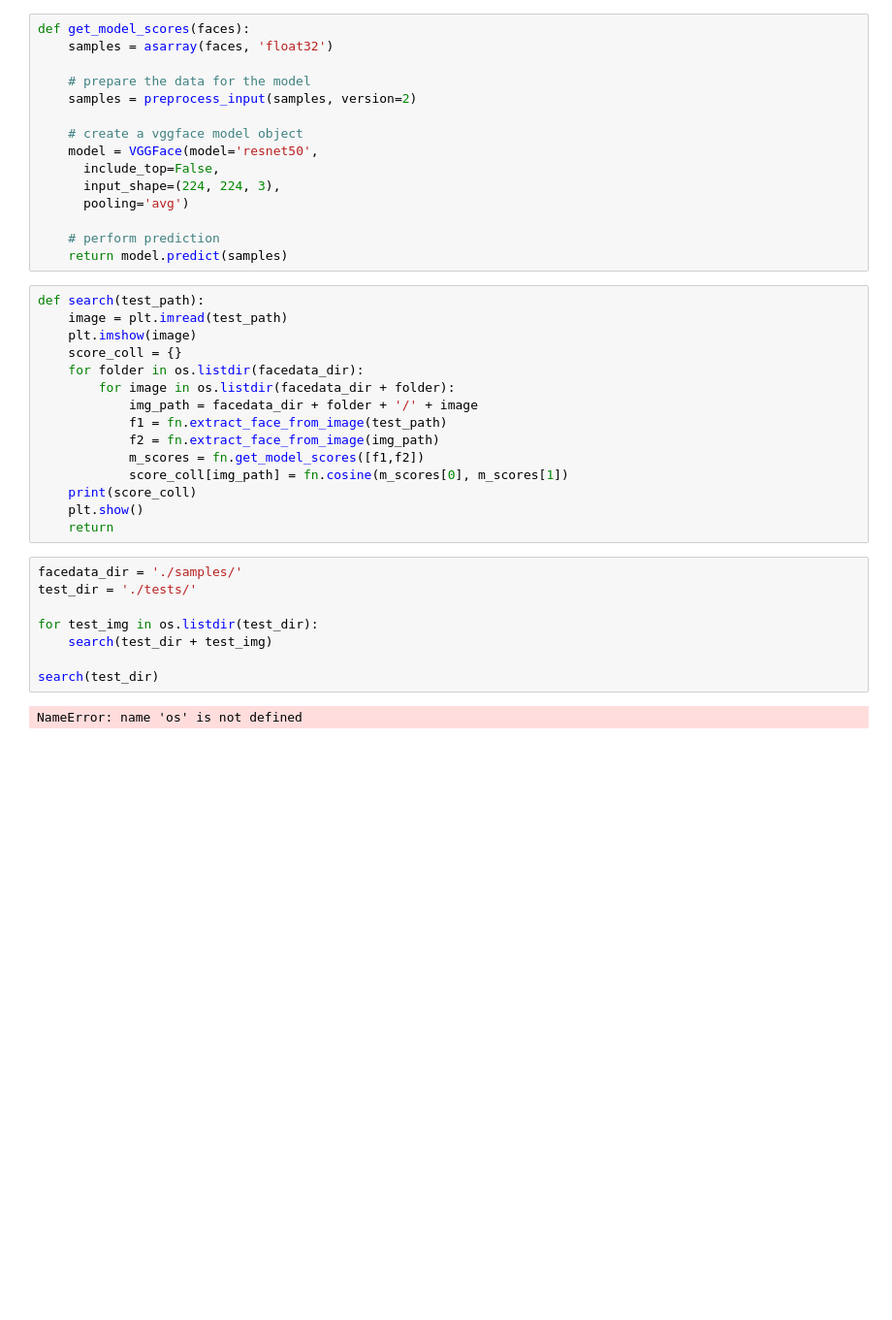
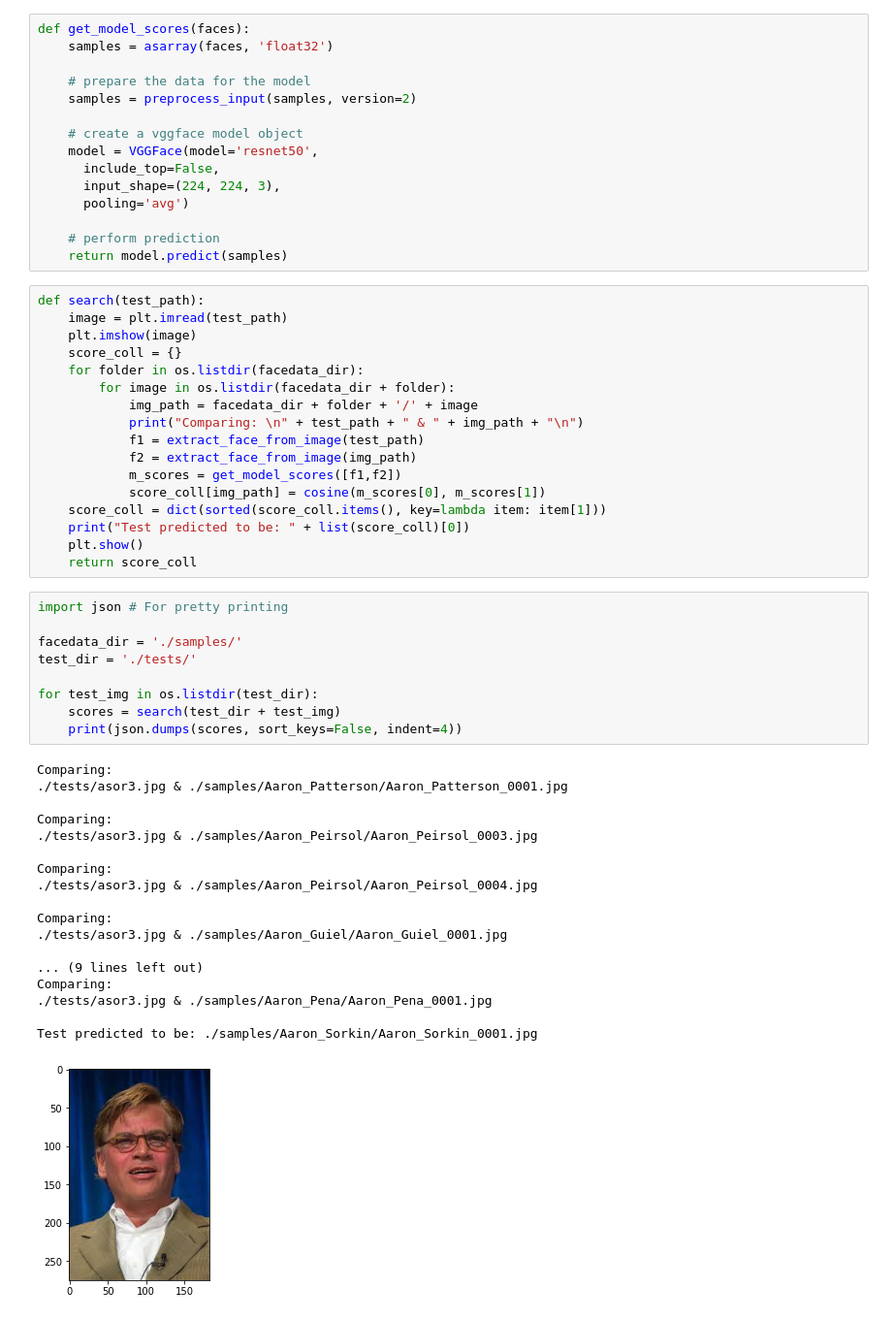
Before and after one commit to jjmakes/Reverse-Image-Search, a Jupyter notebook: facenet_demo.ipynb, the cells around one changed output. Shown at 97% size. Saved outputs shown, nothing was run; the diff lists cells and outputs as text; blank space fills up the shorter version.

```diff
--- a/facenet_demo.ipynb
+++ b/facenet_demo.ipynb
@@ -49,20 +55,40 @@ def search(test_path):
     for folder in os.listdir(facedata_dir):
         for image in os.listdir(facedata_dir + folder):
             img_path = facedata_dir + folder + '/' + image
-            f1 = fn.extract_face_from_image(test_path)
-            f2 = fn.extract_face_from_image(img_path)
-            m_scores = fn.get_model_scores([f1,f2])
-            score_coll[img_path] = fn.cosine(m_scores[0], m_scores[1])
-    print(score_coll)
+            print("Comparing: \n" + test_path + " & " + img_path + "\n")
+            f1 = extract_face_from_image(test_path)
+            f2 = extract_face_from_image(img_path)
+            m_scores = get_model_scores([f1,f2])
+            score_coll[img_path] = cosine(m_scores[0], m_scores[1])
+    score_coll = dict(sorted(score_coll.items(), key=lambda item: item[1]))
+    print("Test predicted to be: " + list(score_coll)[0])
     plt.show()
-    return
+    return score_coll
 # %%
+import json # For pretty printing
+
 facedata_dir = './samples/'
 test_dir = './tests/'
 
 for test_img in os.listdir(test_dir):
-    search(test_dir + test_img)
-
-search(test_dir)
+    scores = search(test_dir + test_img)
+    print(json.dumps(scores, sort_keys=False, indent=4))
 # %% [output]
-NameError: name 'os' is not defined
+Comparing:
+./tests/asor3.jpg & ./samples/Aaron_Patterson/Aaron_Patterson_0001.jpg
+
+Comparing:
+./tests/asor3.jpg & ./samples/Aaron_Peirsol/Aaron_Peirsol_0003.jpg
+
+Comparing:
+./tests/asor3.jpg & ./samples/Aaron_Peirsol/Aaron_Peirsol_0004.jpg
+
+Comparing:
+./tests/asor3.jpg & ./samples/Aaron_Guiel/Aaron_Guiel_0001.jpg
+
+... (9 lines left out)
+Comparing:
+./tests/asor3.jpg & ./samples/Aaron_Pena/Aaron_Pena_0001.jpg
+
+Test predicted to be: ./samples/Aaron_Sorkin/Aaron_Sorkin_0001.jpg
+[figure, added]
```
Also changed, not shown: parts of 3 cells of this notebook.
